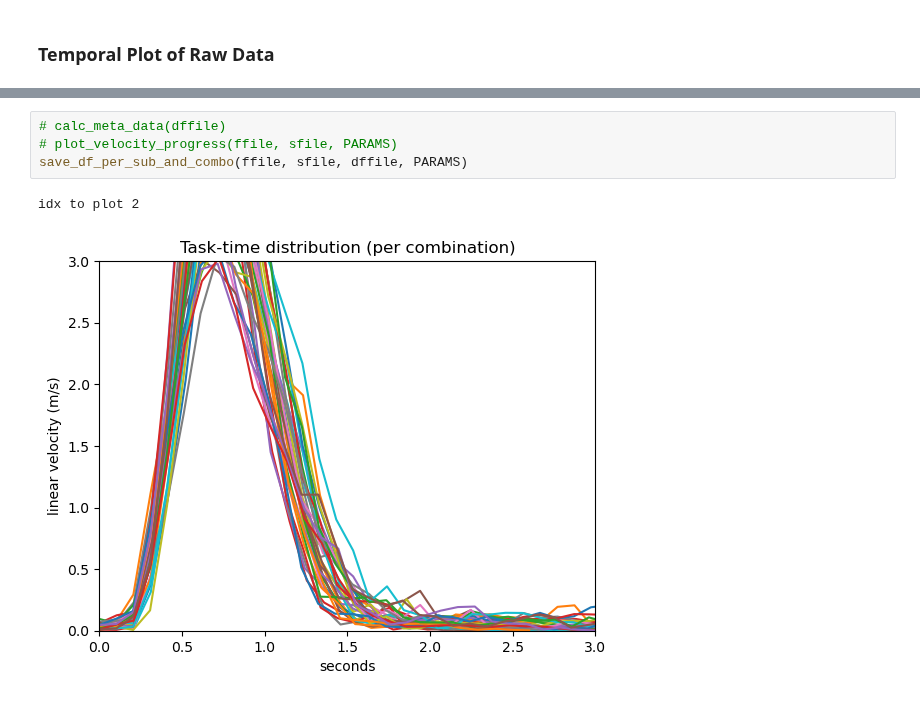
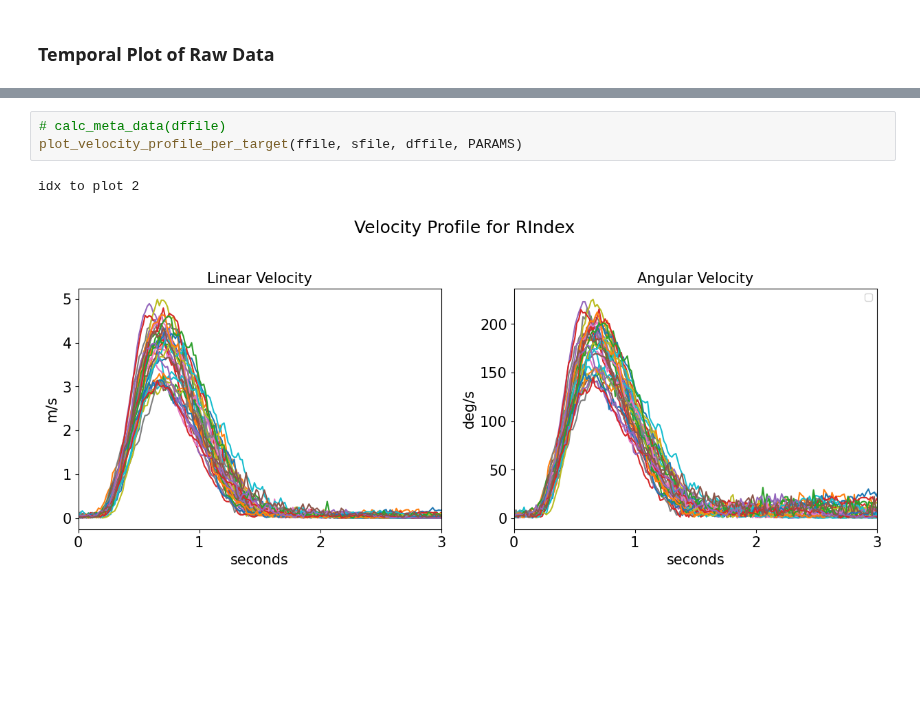
Before and after one commit to gitscade/stats, a Jupyter notebook: 05_temporal.ipynb, the cells around one changed output, grey strips where cells are left out. Saved outputs shown, nothing was run; the diff lists cells and outputs as text; blank space fills up the shorter version.

```diff
--- a/05_temporal.ipynb
+++ b/05_temporal.ipynb
@@ -189,7 +209,6 @@ def plot_tasktime_distribution(dffile):
 # %%
 # calc_meta_data(dffile)
-# plot_velocity_progress(ffile, sfile, PARAMS)
-save_df_per_sub_and_combo(ffile, sfile, dffile, PARAMS)
+plot_velocity_profile_per_target(ffile, sfile, dffile, PARAMS)
 # %% [output]
 idx to plot 2
-[figure, old version]
+[figure, new version]
```
Also changed, not shown: parts of 7 cells of this notebook.
